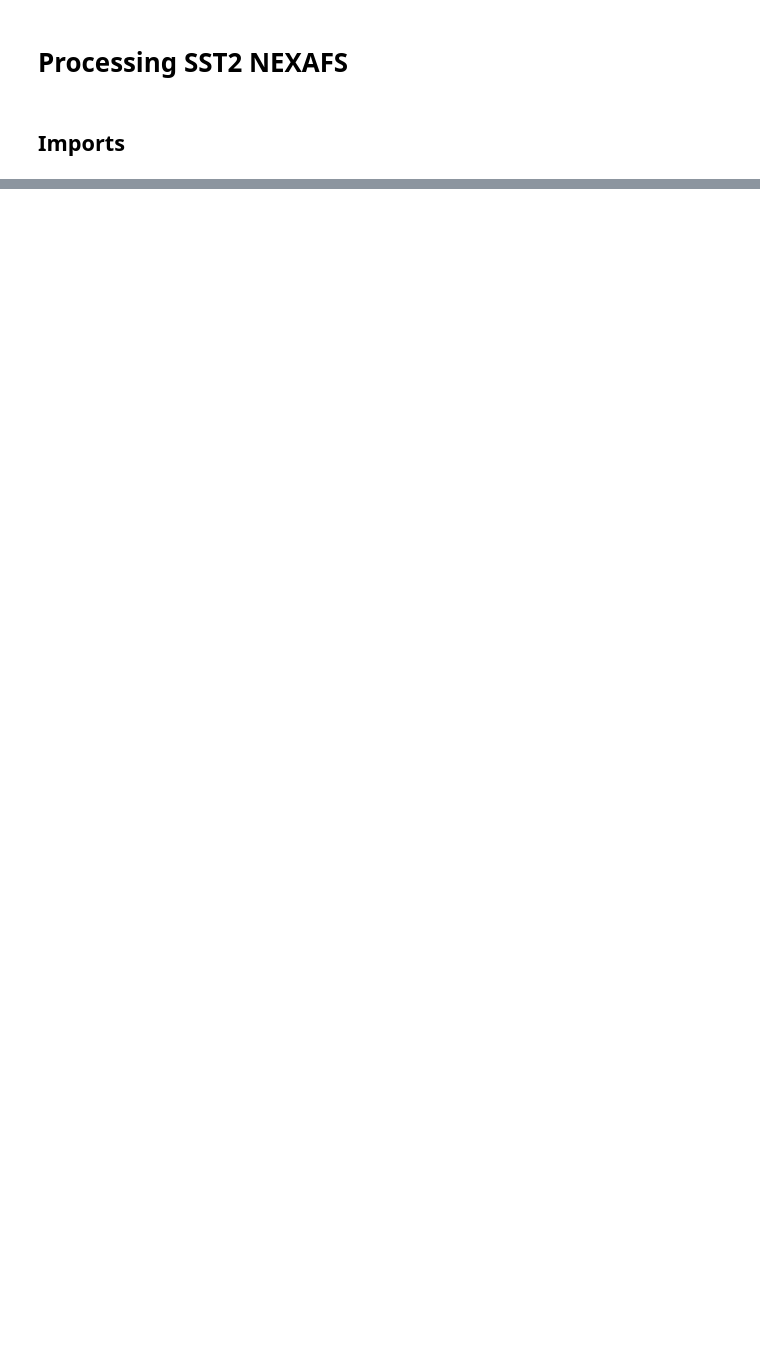
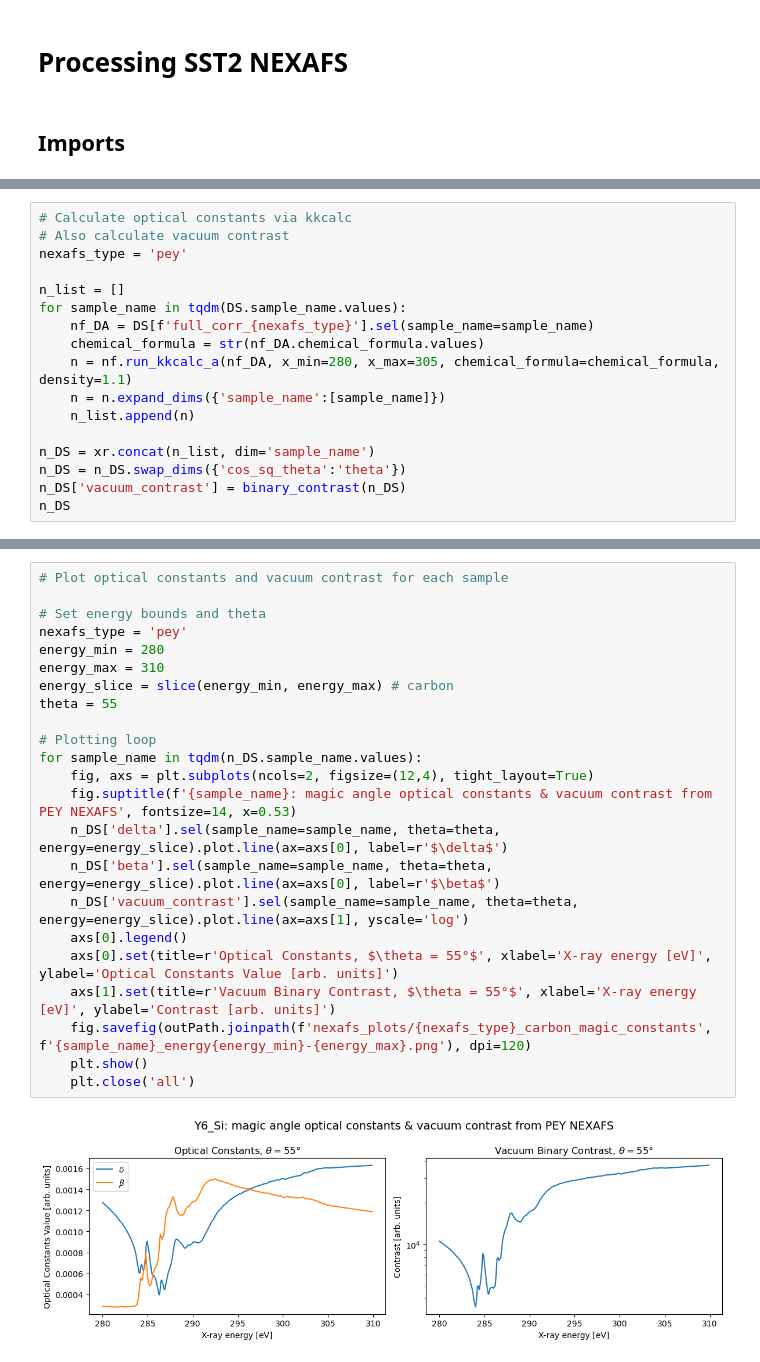
Before and after one commit to andrewjlevin/rsoxs_suite, a Jupyter notebook: sst1_notebooks/pey_sst2_loading.ipynb, the cells around one changed output, grey strips where cells are left out. Cells and saved outputs as stored; diff of their text form; blank space fills up the shorter version.

```diff
--- a/sst1_notebooks/pey_sst2_loading.ipynb
+++ b/sst1_notebooks/pey_sst2_loading.ipynb
@@ -190,0 +440,17 @@ Coordinates:
+# %%
+# Calculate optical constants via kkcalc
+# Also calculate vacuum contrast
+nexafs_type = 'pey'
+
+n_list = []
+for sample_name in tqdm(DS.sample_name.values):
+    nf_DA = DS[f'full_corr_{nexafs_type}'].sel(sample_name=sample_name)
+    chemical_formula = str(nf_DA.chemical_formula.values)
+    n = nf.run_kkcalc_a(nf_DA, x_min=280, x_max=305, chemical_formula=chemical_formula, density=1.1)
+    n = n.expand_dims({'sample_name':[sample_name]})
+    n_list.append(n)
+
+n_DS = xr.concat(n_list, dim='sample_name')
+n_DS = n_DS.swap_dims({'cos_sq_theta':'theta'})
+n_DS['vacuum_contrast'] = binary_contrast(n_DS)
+n_DS
@@ -190,0 +477,25 @@ Coordinates:
+# %%
+# Plot optical constants and vacuum contrast for each sample
+
+# Set energy bounds and theta
+nexafs_type = 'pey'
+energy_min = 280
+energy_max = 310
+energy_slice = slice(energy_min, energy_max) # carbon
+theta = 55
+
+# Plotting loop
+for sample_name in tqdm(n_DS.sample_name.values):
+    fig, axs = plt.subplots(ncols=2, figsize=(12,4), tight_layout=True)
+    fig.suptitle(f'{sample_name}: magic angle optical constants & vacuum contrast from PEY NEXAFS', fontsize=14, x=0.53)
+    n_DS['delta'].sel(sample_name=sample_name, theta=theta, energy=energy_slice).plot.line(ax=axs[0], label=r'$\delta$')
+    n_DS['beta'].sel(sample_name=sample_name, theta=theta, energy=energy_slice).plot.line(ax=axs[0], label=r'$\beta$')
+    n_DS['vacuum_contrast'].sel(sample_name=sample_name, theta=theta, energy=energy_slice).plot.line(ax=axs[1], yscale='log')
+    axs[0].legend()
+    axs[0].set(title=r'Optical Constants, $\theta = 55°$', xlabel='X-ray energy [eV]', ylabel='Optical Constants Value [arb. units]')
+    axs[1].set(title=r'Vacuum Binary Contrast, $\theta = 55°$', xlabel='X-ray energy [eV]', ylabel='Contrast [arb. units]')
+    fig.savefig(outPath.joinpath(f'nexafs_plots/{nexafs_type}_carbon_magic_constants', f'{sample_name}_energy{energy_min}-{energy_max}.png'), dpi=120)
+    plt.show()
+    plt.close('all')
+# %% [output]
+[figure, added]
```
Also changed, not shown: parts of 41 cells of this notebook.
